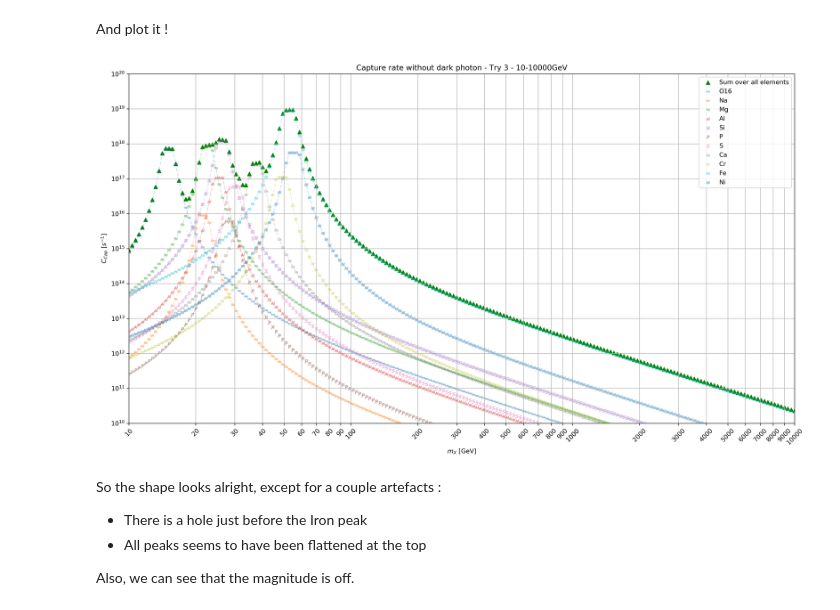
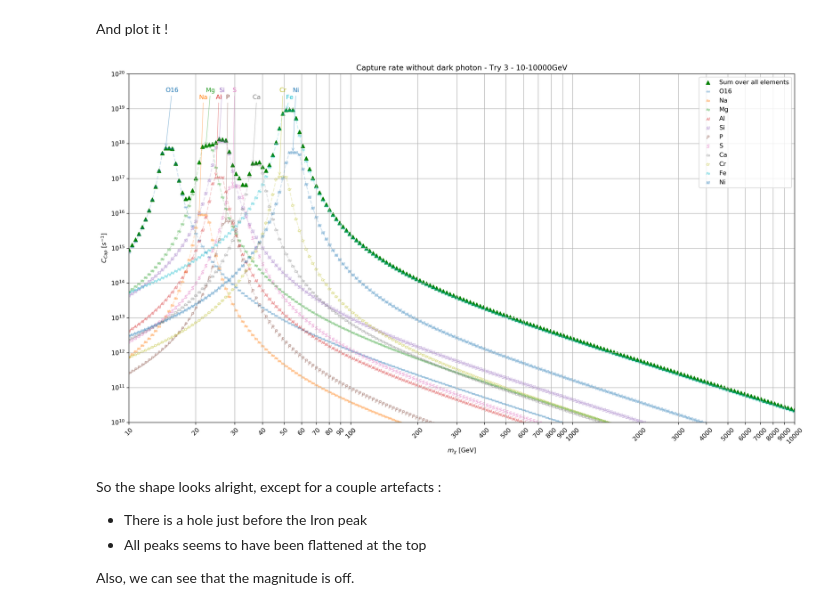
Before and after one commit to nicolasGrim/Dark-Matter, a Jupyter notebook: Capture rate without dark photon - Try 3.ipynb, the cells around one changed output. Drawn from its saved outputs; the diff is of its cells as text; code cells hidden in the pictures.

Commit message:
added single element capture rate

```diff
--- a/Capture rate without dark photon - Try 3.ipynb
+++ b/Capture rate without dark photon - Try 3.ipynb
@@ -600,38 +600,38 @@ for i, capElement in enumerate(capNoPhotonElement) :
     x = mx[np.where(capElement == y)]
 
     ax.scatter(mx, capElement, label = element_List[i], marker = '$'+element_List[i]+'$',
                s = 30, color = ('C' + str(i)), alpha = 0.3)
     ax.plot(mx, capElement, ls = '--', color = ('C' + str(i)), alpha = 0.2)
 
     if i % 2 == 0 :
         y_offset = 10 ** 19
     else :
         y_offset = -10 ** 18
 
-    #ax.annotate(element_List[i], (x, y),
-              # xytext = (x, 2 * 10**19 + y_offset),
-               # arrowprops = dict(arrowstyle = '->', color = ('C' + str(i)), alpha = 0.4), color = ('C' + str(i)))
+    ax.annotate(element_List[i], (x, y),
+               xytext = (x, 2 * 10**19 + y_offset),
+                arrowprops = dict(arrowstyle = '->', color = ('C' + str(i)), alpha = 0.4), color = ('C' + str(i)))
 
 ax.set_yscale('log')
 ax.set_xscale('log')
 ax.set_xlim(10, 10000)
 ax.set_ylim(np.amin(capNoPhoton))
 
 ax.set_yticks(np.logspace(10, 20, 11))
 x_ticks = np.concatenate((np.linspace(10, 100, 10),
                                     np.linspace(10, 100, 10)*10, np.linspace(10, 100, 10)*100)).astype(int)
 ax.set_xticks(x_ticks)
 ax.set_xticklabels(x_ticks, rotation = 45)
 ax.grid()
 
 ax.legend()
 ax.set_ylabel('$C_{Cap}$ [$s^{-1}$]')
-ax.set_xlabel('$m_X$ [GeV]')
+ax.set_xlabel('$m_\chi$ [GeV]')
 
 ax.set_title("Capture rate without dark photon - Try 3 - 10-10000GeV")
 fig.tight_layout()
 # %% [output]
-[figure, old version]
+[figure, new version]
 # %% [markdown]
 So the shape looks alright, except for a couple artefacts :
 - There is a hole just before the Iron peak
```
Also changed, not shown: 1 other file.
